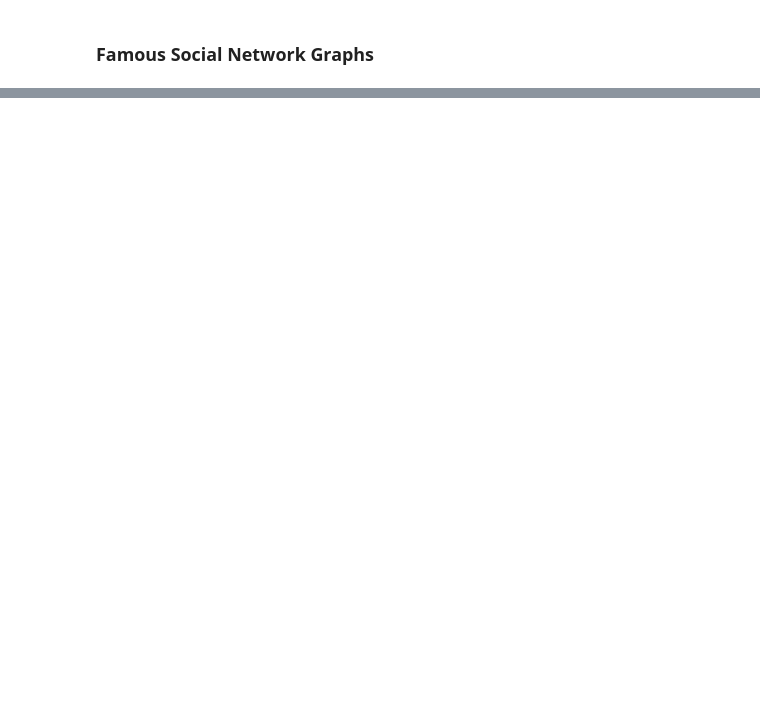
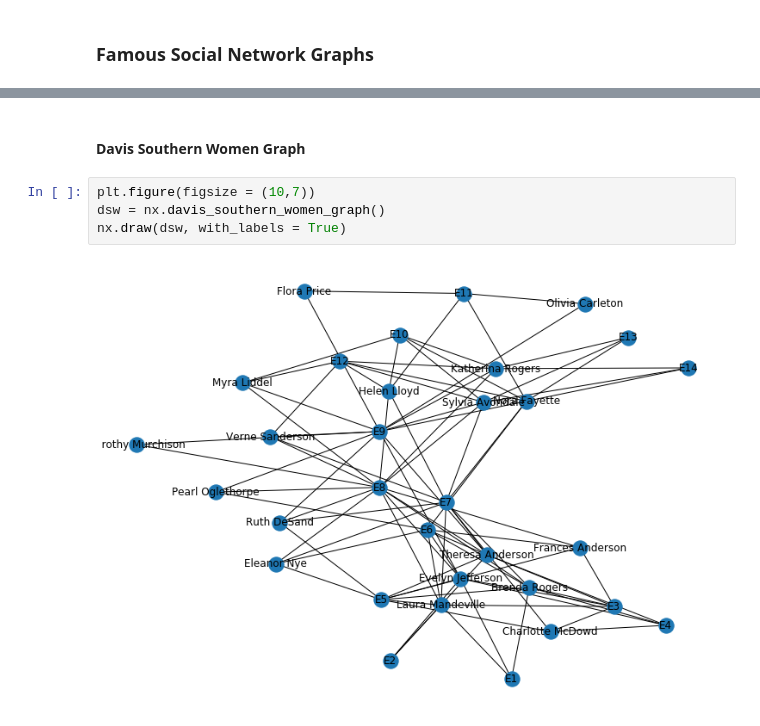
Before and after one commit to soslin/social-network-analysis, a Jupyter notebook: soc-net-class/learn_graphs_sna_3.ipynb, the cells around one changed output, grey strips where cells are left out. Cells and saved outputs as stored; diff of their text form; blank space fills up the shorter version.

```diff
--- a/soc-net-class/learn_graphs_sna_3.ipynb
+++ b/soc-net-class/learn_graphs_sna_3.ipynb
@@ -309,0 +406,8 @@ nx.draw(tt)
+# %% [markdown]
+#### Davis Southern Women Graph
+# %%
+plt.figure(figsize = (10,7))
+dsw = nx.davis_southern_women_graph()
+nx.draw(dsw, with_labels = True)
+# %% [output]
+[figure, added]
```
Also changed, not shown: parts of 39 cells of this notebook.
